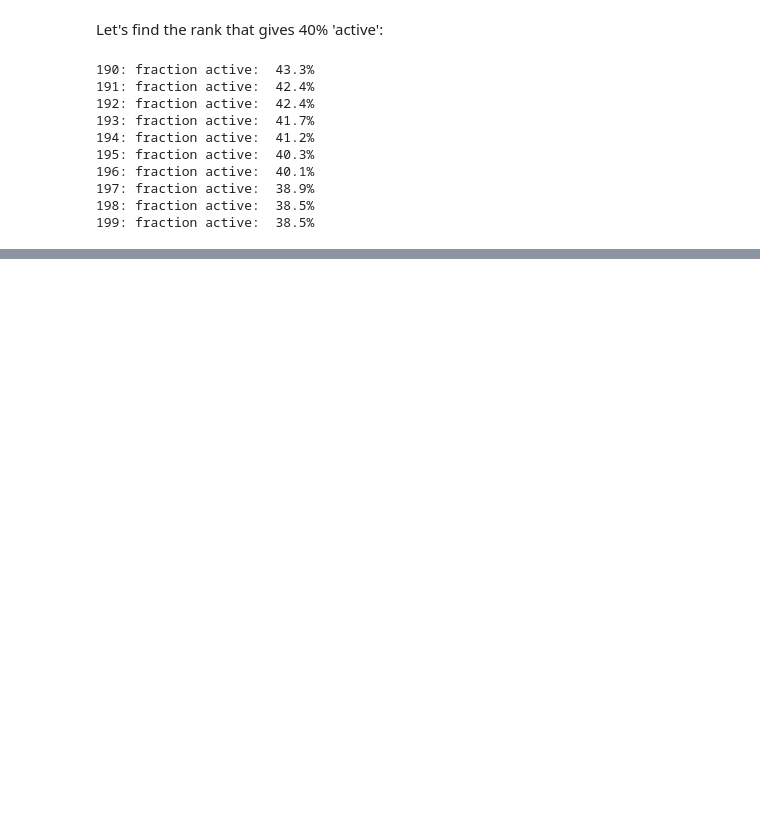
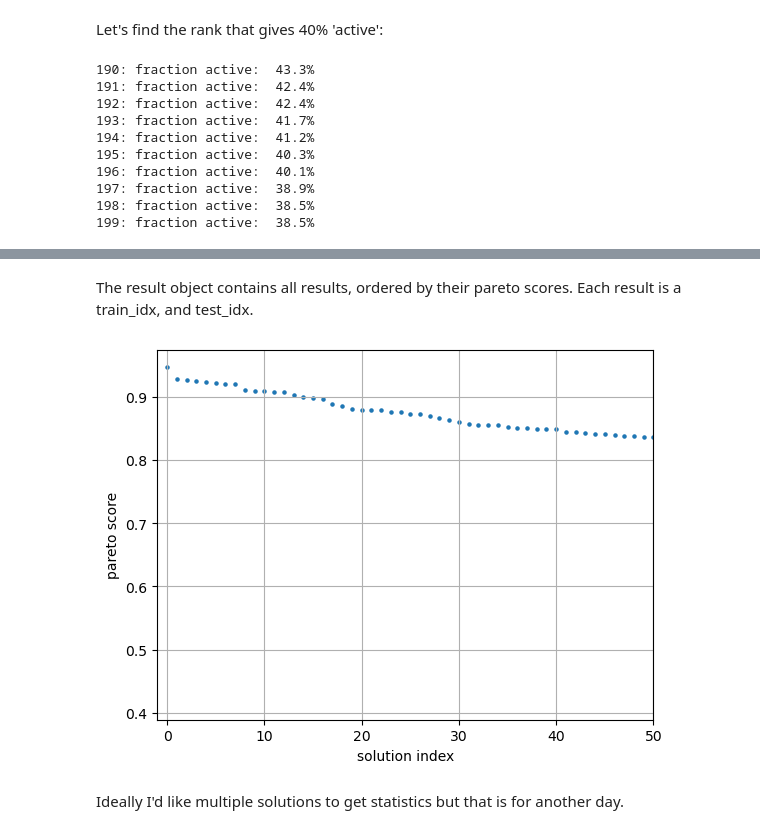
Before and after one commit to meyresearch/polaris_challenge, a Jupyter notebook: utils/splitting.ipynb, the cells around one changed output, grey strips where cells are left out. Cells and saved outputs as stored; diff of their text form; code cells hidden in the pictures; blank space fills up the shorter version.

Commit message:
finished doing simpd splitting

```diff
--- a/utils/splitting.ipynb
+++ b/utils/splitting.ipynb
@@ -67,0 +94,21 @@ data['is_active'] = data['mean_rank'] > rank_cutoff
+# %%
+args = {}
+# GA parameters
+args["n_splits"] = 5
+args["simpd_descriptors"] = None
+args["target_train_frac_active"] = -1
+args["target_test_frac_active"] = -1
+args["target_delta_test_frac_active"] = None  # [0.11, 0.30] or None
+args["target_GF_delta_window"] = (10, 30)
+args["target_G_val"] = 70
+args["max_population_cluster_entropy"] = 0.9
+args["pareto_weight_GF_delta"] = 10
+args["pareto_weight_G"] = 5
+
+# compute parameters
+args["num_threads"] = 4
+args["random_seed"] = 111
+args["verbose"] = True
+args["verbose_pymoo"] = True
+args["progress"] = True
+args["progress_leave"] = True
@@ -67,0 +117,5 @@ data['is_active'] = data['mean_rank'] > rank_cutoff
+# %%
+data['mol'] = [mo.to_mol(x, sanitize=True) for x in data['CXSMILES']]
+# %%
+simpd_splitter = SIMPDSplitter(**args)
+result = simpd_splitter.fit(data['mol'].values, data['is_active'].values*1)
@@ -67,0 +144,12 @@ data['is_active'] = data['mean_rank'] > rank_cutoff
+# %% [markdown]
+The result object contains all results, ordered by their pareto scores. Each result is a train_idx, and test_idx.
+# %%
+plt.scatter(np.arange(result.pareto_scores.shape[0]), result.pareto_scores, ls='-', s=5)
+plt.xlabel('solution index')
+plt.ylabel('pareto score')
+plt.xlim(-1, 50)
+plt.grid()
+# %% [output]
+[figure, added]
+# %% [markdown]
+Ideally I'd like multiple solutions to get statistics but that is for another day.
```
Also changed, not shown: parts of 8 cells of this notebook.
